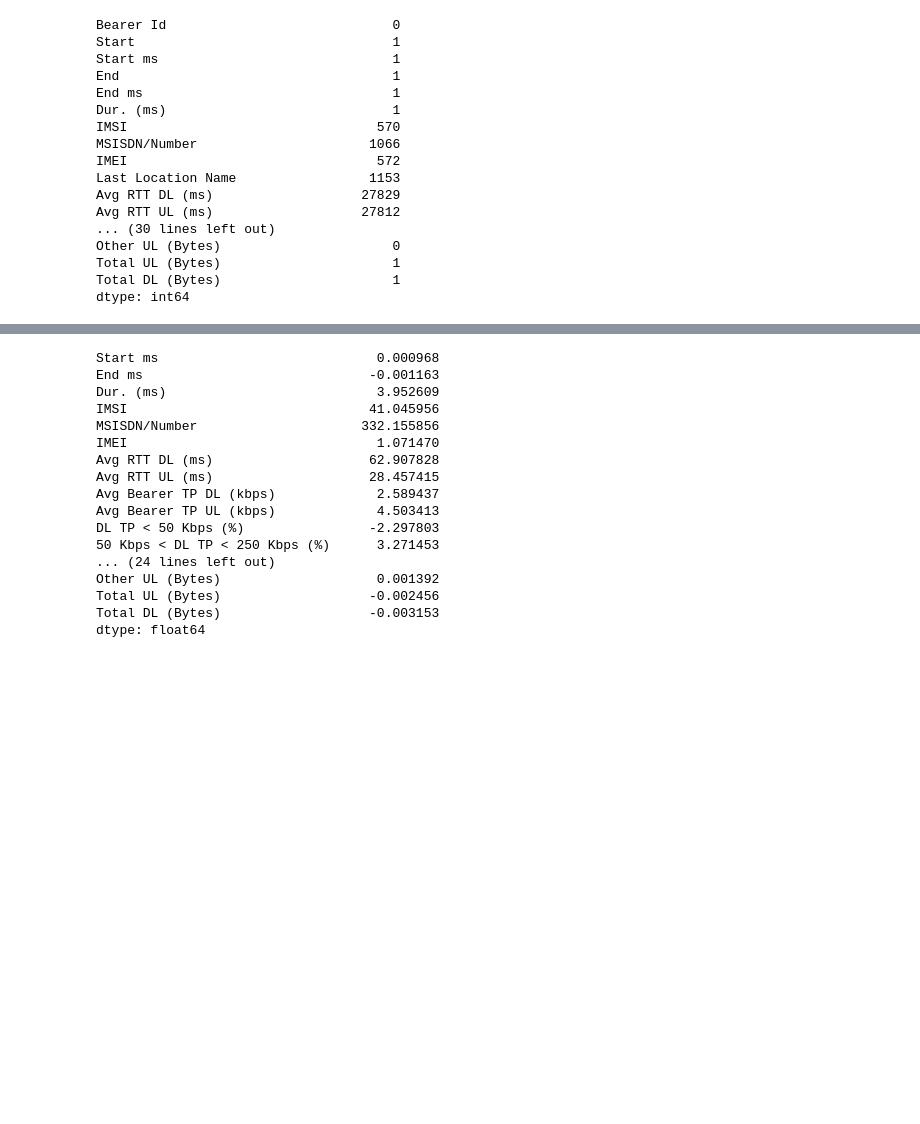
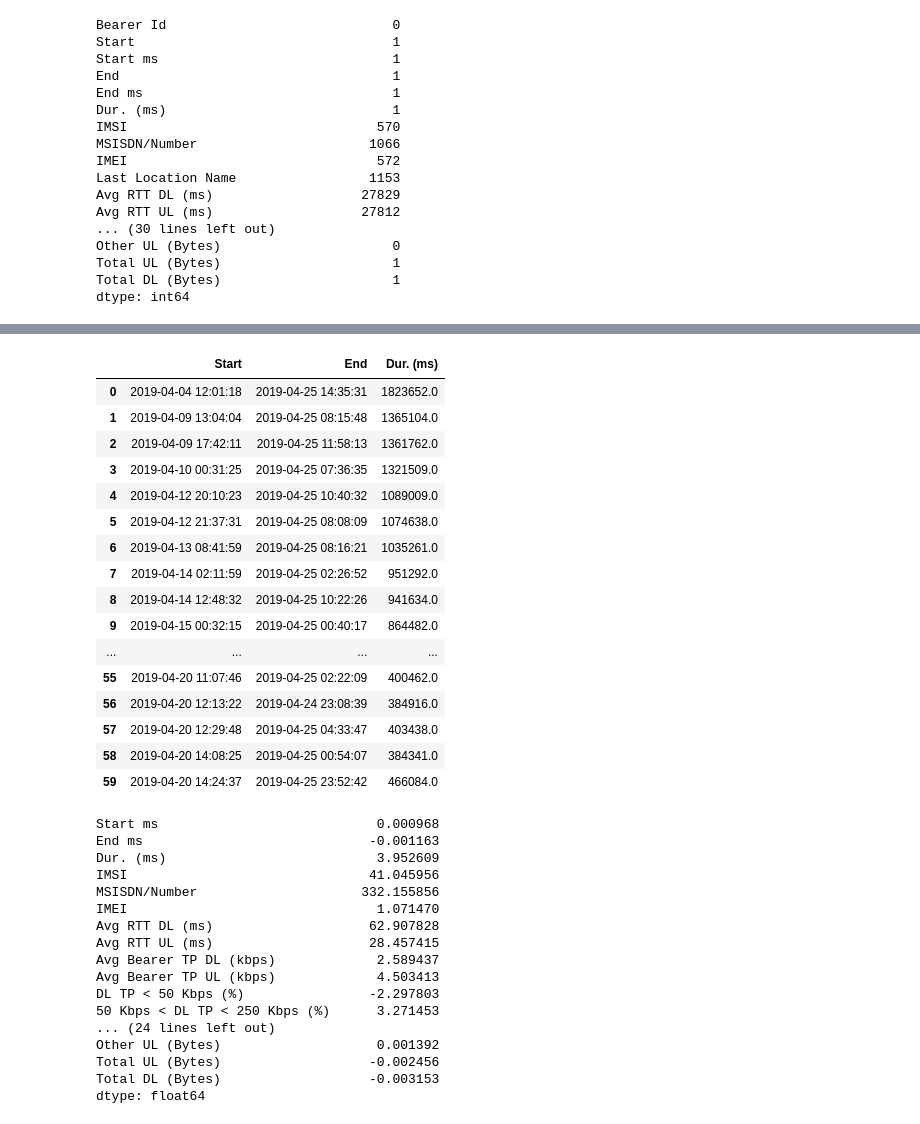
Before and after one commit to didier-i/User-Analytics-in-the-Telecommunication-Industry, a Jupyter notebook: notebooks/EDA.ipynb, the cells around one changed output, grey strips where cells are left out. Saved outputs shown, nothing was run; the diff lists cells and outputs as text; code cells hidden in the pictures; blank space fills up the shorter version.

```diff
--- a/notebooks/EDA.ipynb
+++ b/notebooks/EDA.ipynb
@@ -141,3 +150,23 @@ def bfill_missing(df, col):
+# %%
+df[['Start', 'End', 'Dur. (ms)']].head(60)
+# %% [output]
+|  | Start | End | Dur. (ms) |
+| 0 | 2019-04-04 12:01:18 | 2019-04-25 14:35:31 | 1823652.0 |
+| 1 | 2019-04-09 13:04:04 | 2019-04-25 08:15:48 | 1365104.0 |
+| 2 | 2019-04-09 17:42:11 | 2019-04-25 11:58:13 | 1361762.0 |
+| 3 | 2019-04-10 00:31:25 | 2019-04-25 07:36:35 | 1321509.0 |
+| 4 | 2019-04-12 20:10:23 | 2019-04-25 10:40:32 | 1089009.0 |
+| 5 | 2019-04-12 21:37:31 | 2019-04-25 08:08:09 | 1074638.0 |
+| 6 | 2019-04-13 08:41:59 | 2019-04-25 08:16:21 | 1035261.0 |
+| 7 | 2019-04-14 02:11:59 | 2019-04-25 02:26:52 | 951292.0 |
+| 8 | 2019-04-14 12:48:32 | 2019-04-25 10:22:26 | 941634.0 |
+| 9 | 2019-04-15 00:32:15 | 2019-04-25 00:40:17 | 864482.0 |
+| ... | ... | ... | ... |
+| 55 | 2019-04-20 11:07:46 | 2019-04-25 02:22:09 | 400462.0 |
+| 56 | 2019-04-20 12:13:22 | 2019-04-24 23:08:39 | 384916.0 |
+| 57 | 2019-04-20 12:29:48 | 2019-04-25 04:33:47 | 403438.0 |
+| 58 | 2019-04-20 14:08:25 | 2019-04-25 00:54:07 | 384341.0 |
+| 59 | 2019-04-20 14:24:37 | 2019-04-25 23:52:42 | 466084.0 |
 # %%
 df.skew(axis = 0, skipna = True)
 # %% [output]
```
Also changed, not shown: parts of 3 cells of this notebook.
